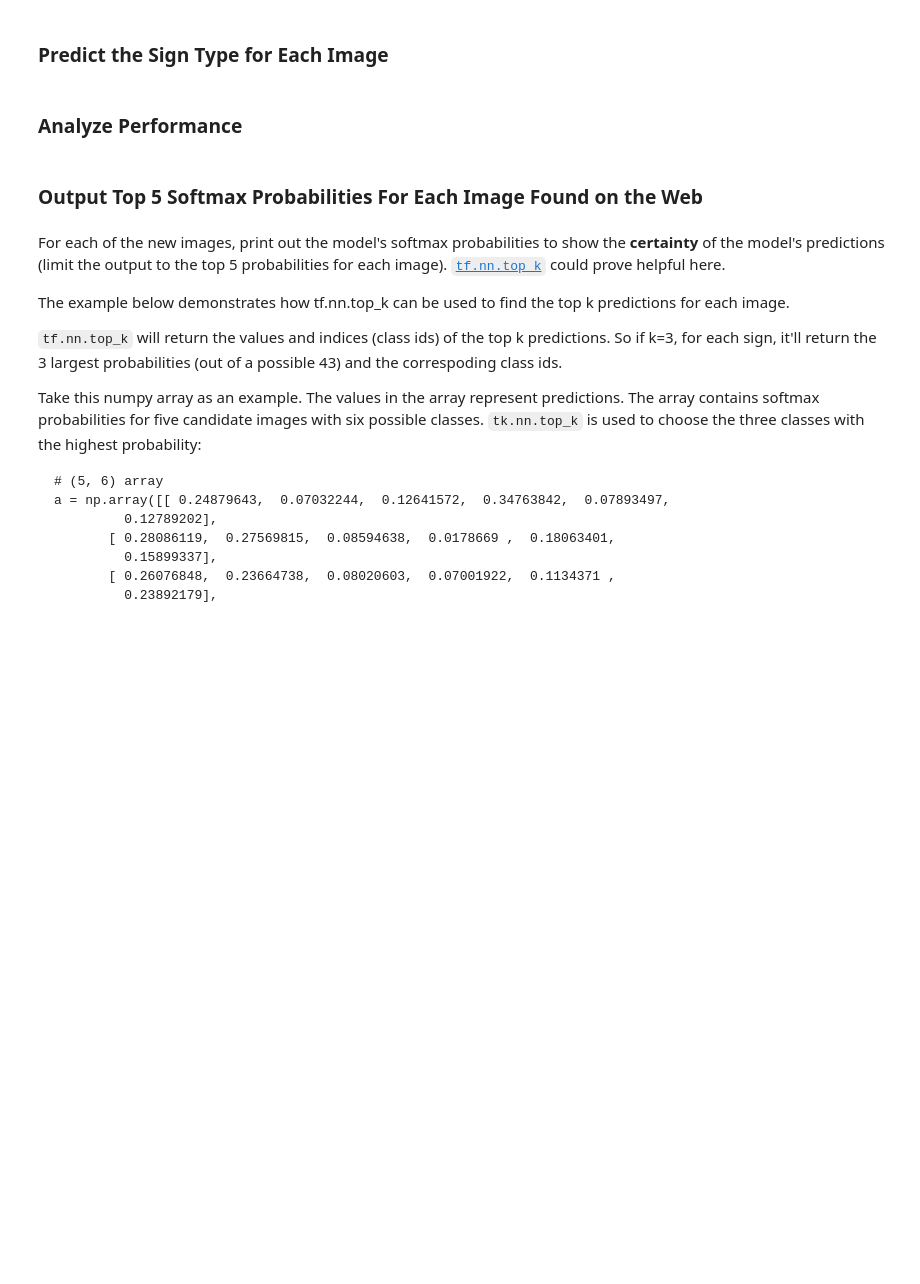
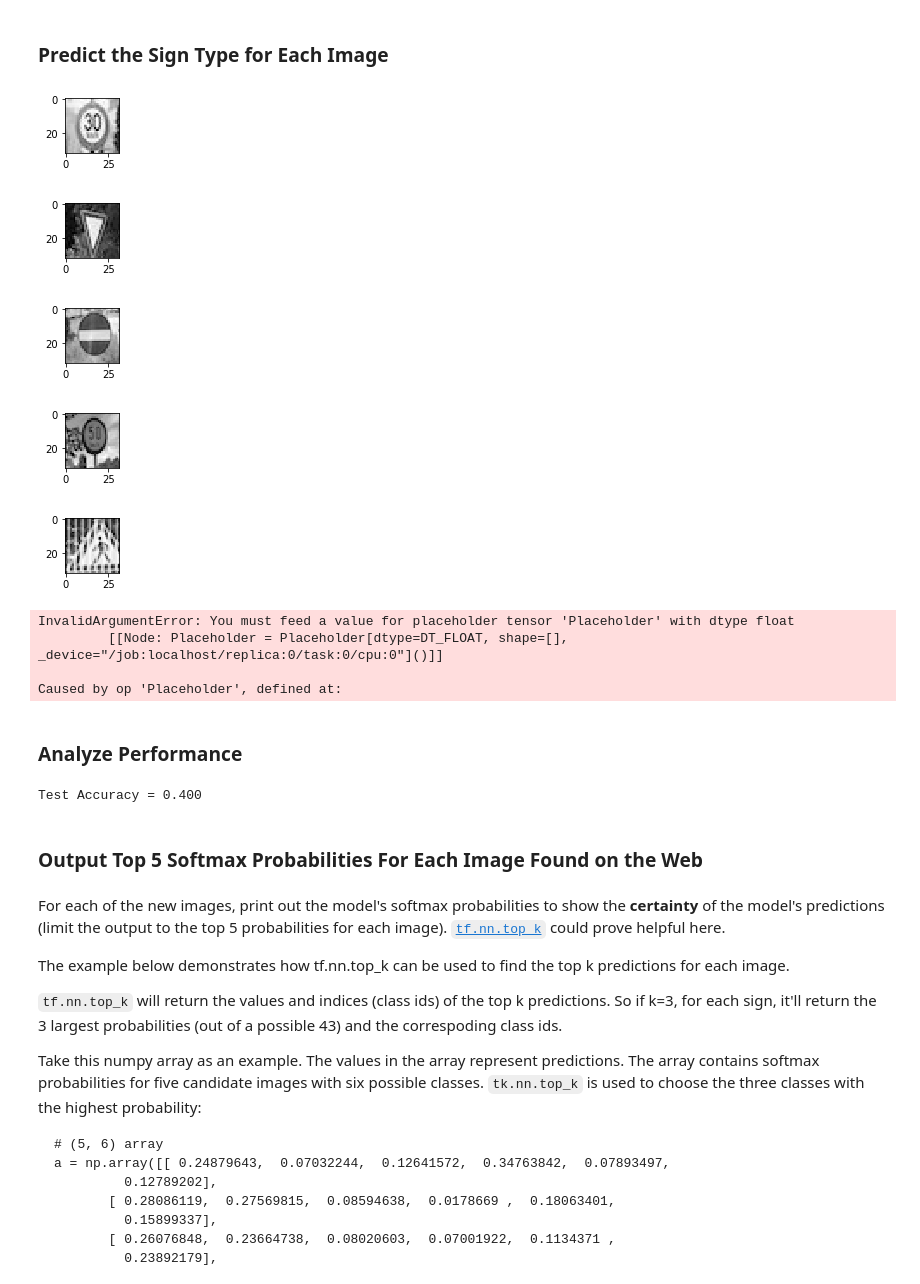
Before and after one commit to mbachm/CarND-Traffic-Sign-Classifier-Project, a Jupyter notebook: Traffic_Sign_Classifier.ipynb, the cells around one changed output. Drawn from its saved outputs; the diff is of its cells as text; code cells hidden in the pictures; blank space fills up the shorter version.

```diff
--- a/Traffic_Sign_Classifier.ipynb
+++ b/Traffic_Sign_Classifier.ipynb
@@ -384,12 +447,70 @@ You may find `signnames.csv` useful as it contains mappings from the class id (i
 # %%
 ### Run the predictions here and use the model to output the prediction for each image.
 ### Make sure to pre-process the images with the same pre-processing pipeline used earlier.
 ### Feel free to use as many code cells as needed.
+
+def show_grayscaled_images_of_list(image_list):
+    """ shows images given in a list. Images will be converted to to be grayscale """
+    for i in range(0,len(image_list)):
+        grayscaledImage = greyscale_Image(image_list[i])
+        norm_image = normalize_greyscaled_Image(grayscaledImage).squeeze()
+        plt.figure(i, figsize=(1,1))
+        plt.imshow(norm_image, cmap='gray')
+    plt.show()
+    return None
+
+
+""" show_grayscaled_images_of_list does not add an additional dimension, which is needed
+    for the NN. This is just for showing the grayscaled images.
+"""
+show_grayscaled_images_of_list(imgs)
+# %% [output]
+[figure, added]
+[figure, added]
+[figure, added]
+[figure, added]
+[figure, added]
+# %%
+import re
+def get_image_ids_of_list(imagesList):
+    """ get the id of the image according to the image name (id_x.*)"""
+    image_ids = np.empty([len(imagesList)], dtype=int)
+    for idx, imageName in enumerate(imagesList):
+        if not imageName.startswith('.'):
+            image_ids[idx] = re.sub("[^0-9]", "", imageName)
+    return image_ids
+
+
+### Pipeline which was used to train the model
+grayscaled_images = normalize_and_greyscale_image_set(imgs)
+saver = tf.train.Saver()
+x = tf.placeholder(tf.float32, (None, 32, 32, 1))
+
+with tf.Session() as sess:
+    saver.restore(sess, './final_model')
+    sess.run(tf.global_variables_initializer())
+    classification = sess.run(logits, feed_dict={x:grayscaled_images})
+    print(classification)
+# %% [output]
+InvalidArgumentError: You must feed a value for placeholder tensor 'Placeholder' with dtype float
+         [[Node: Placeholder = Placeholder[dtype=DT_FLOAT, shape=[], _device="/job:localhost/replica:0/task:0/cpu:0"]()]]
+
+Caused by op 'Placeholder', defined at:
 # %% [markdown]
 ### Analyze Performance
 # %%
 ### Calculate the accuracy for these 5 new images.
 ### For example, if the model predicted 1 out of 5 signs correctly, it's 20% accurate on these new images.
+### Pipeline which was used to train the model
+image_ids = get_image_ids_of_list(listdir(path))
+
+with tf.Session() as sess:
+    saver.restore(sess, tf.train.latest_checkpoint('.'))
+
+    test_accuracy = evaluate(grayscaled_images, image_ids)
+    print("Test Accuracy = {:.3f}".format(test_accuracy))
+# %% [output]
+Test Accuracy = 0.400
 # %% [markdown]
 ### Output Top 5 Softmax Probabilities For Each Image Found on the Web
 # %% [markdown]
```
Also changed, not shown: parts of 10 cells of this notebook, 9 other files.
